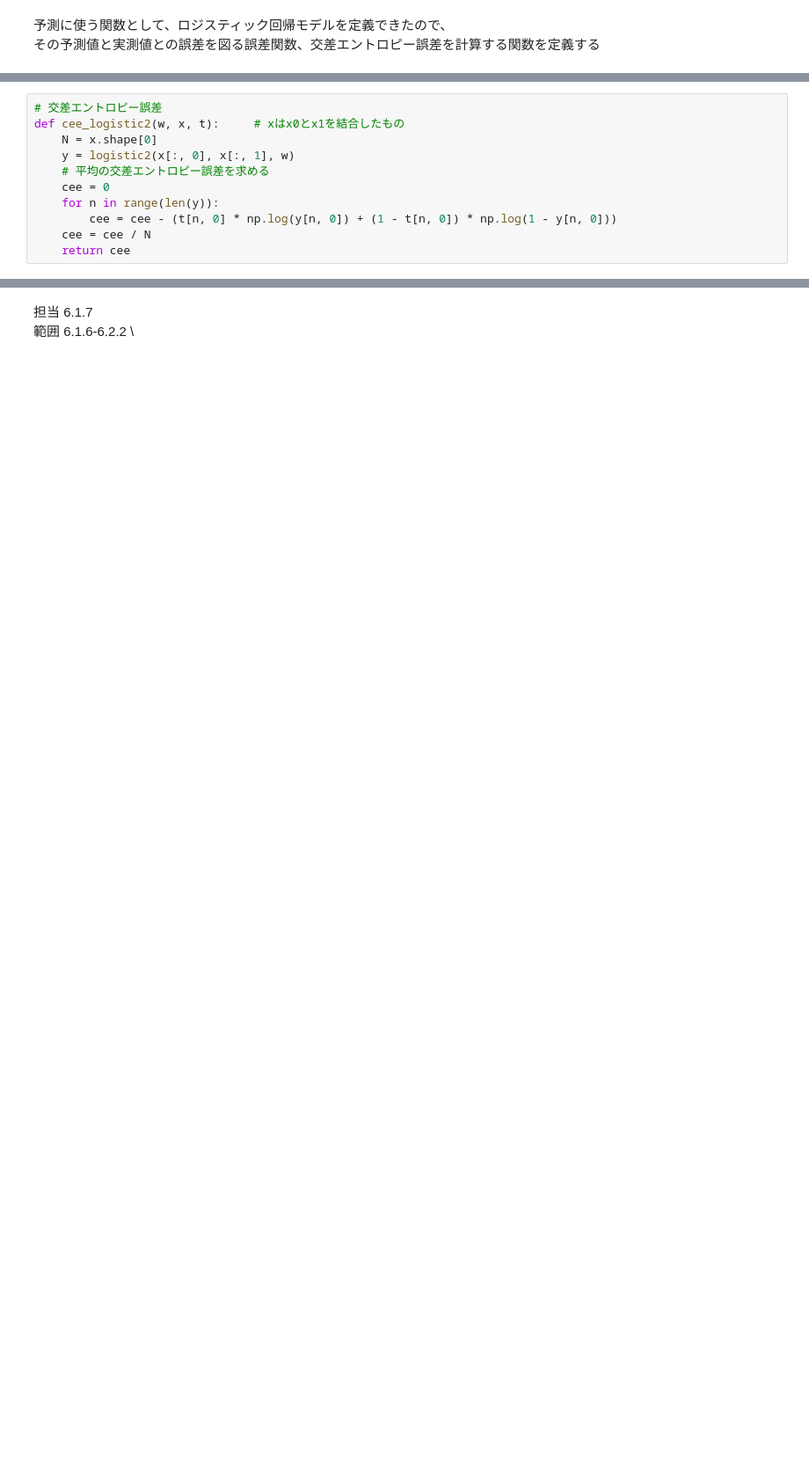
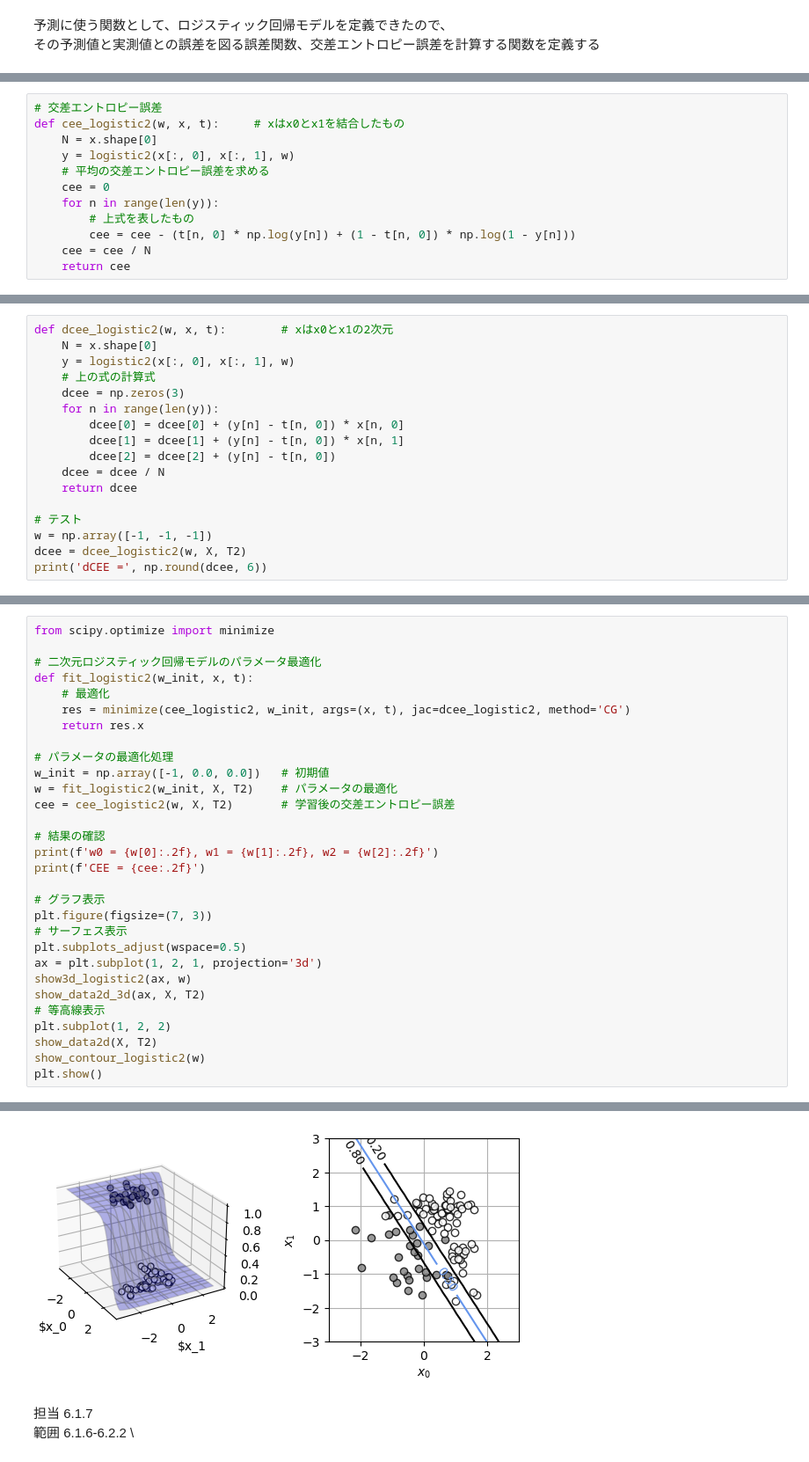
Before and after one commit to a2c6201/ml_labo, a Jupyter notebook: ml_text/section6.ipynb, the cells around one changed output, grey strips where cells are left out. Shown at 88% size. Saved outputs shown, nothing was run; the diff lists cells and outputs as text; blank space fills up the shorter version.

```diff
--- a/ml_text/section6.ipynb
+++ b/ml_text/section6.ipynb
@@ -501,6 +509,7 @@ def cee_logistic2(w, x, t):     # xはx0とx1を結合したもの
     # 平均の交差エントロピー誤差を求める
     cee = 0
     for n in range(len(y)):
-        cee = cee - (t[n, 0] * np.log(y[n, 0]) + (1 - t[n, 0]) * np.log(1 - y[n, 0]))
+        # 上式を表したもの
+        cee = cee - (t[n, 0] * np.log(y[n]) + (1 - t[n, 0]) * np.log(1 - y[n]))
     cee = cee / N
     return cee
@@ -506,0 +526,17 @@ def cee_logistic2(w, x, t):     # xはx0とx1を結合したもの
+# %%
+def dcee_logistic2(w, x, t):        # xはx0とx1の2次元
+    N = x.shape[0]
+    y = logistic2(x[:, 0], x[:, 1], w)
+    # 上の式の計算式
+    dcee = np.zeros(3)
+    for n in range(len(y)):
+        dcee[0] = dcee[0] + (y[n] - t[n, 0]) * x[n, 0]
+        dcee[1] = dcee[1] + (y[n] - t[n, 0]) * x[n, 1]
+        dcee[2] = dcee[2] + (y[n] - t[n, 0])
+    dcee = dcee / N
+    return dcee
+
+# テスト
+w = np.array([-1, -1, -1])
+dcee = dcee_logistic2(w, X, T2)
+print('dCEE =', np.round(dcee, 6))
@@ -506,0 +547,31 @@ def cee_logistic2(w, x, t):     # xはx0とx1を結合したもの
+# %%
+from scipy.optimize import minimize
+
+# 二次元ロジスティック回帰モデルのパラメータ最適化
+def fit_logistic2(w_init, x, t):
+    # 最適化
+    res = minimize(cee_logistic2, w_init, args=(x, t), jac=dcee_logistic2, method='CG')
+    return res.x
+
+# パラメータの最適化処理
+w_init = np.array([-1, 0.0, 0.0])   # 初期値
+w = fit_logistic2(w_init, X, T2)    # パラメータの最適化
+cee = cee_logistic2(w, X, T2)       # 学習後の交差エントロピー誤差
+
+# 結果の確認
+print(f'w0 = {w[0]:.2f}, w1 = {w[1]:.2f}, w2 = {w[2]:.2f}')
+print(f'CEE = {cee:.2f}')
+
+# グラフ表示
+plt.figure(figsize=(7, 3))
+# サーフェス表示
+plt.subplots_adjust(wspace=0.5)
+ax = plt.subplot(1, 2, 1, projection='3d')
+show3d_logistic2(ax, w)
+show_data2d_3d(ax, X, T2)
+# 等高線表示
+plt.subplot(1, 2, 2)
+show_data2d(X, T2)
+show_contour_logistic2(w)
+plt.show()
+# %% [output]
@@ -507,3 +580,4 @@ def cee_logistic2(w, x, t):     # xはx0とx1を結合したもの
+[figure, added]
 # %% [markdown]
 担当 6.1.7 \
 範囲 6.1.6-6.2.2 \
```
Also changed, not shown: parts of 11 cells of this notebook.
